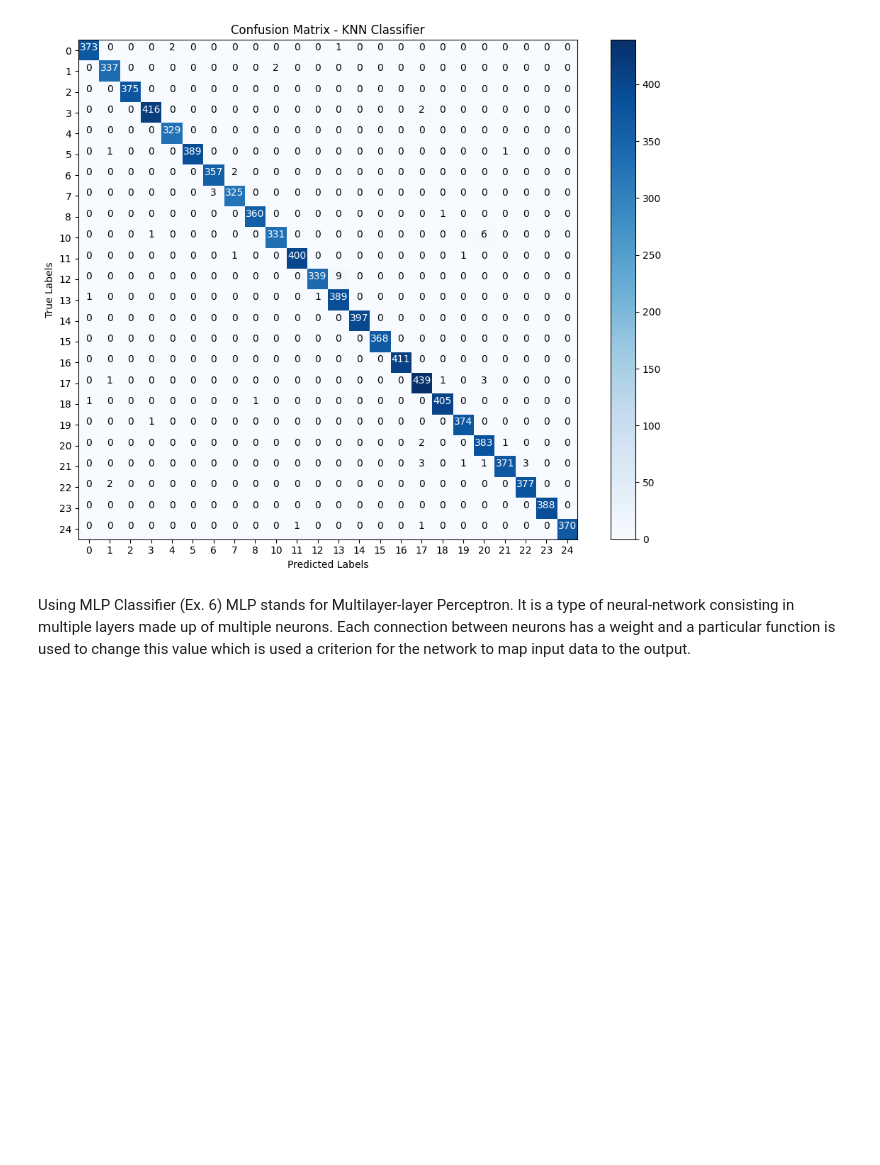
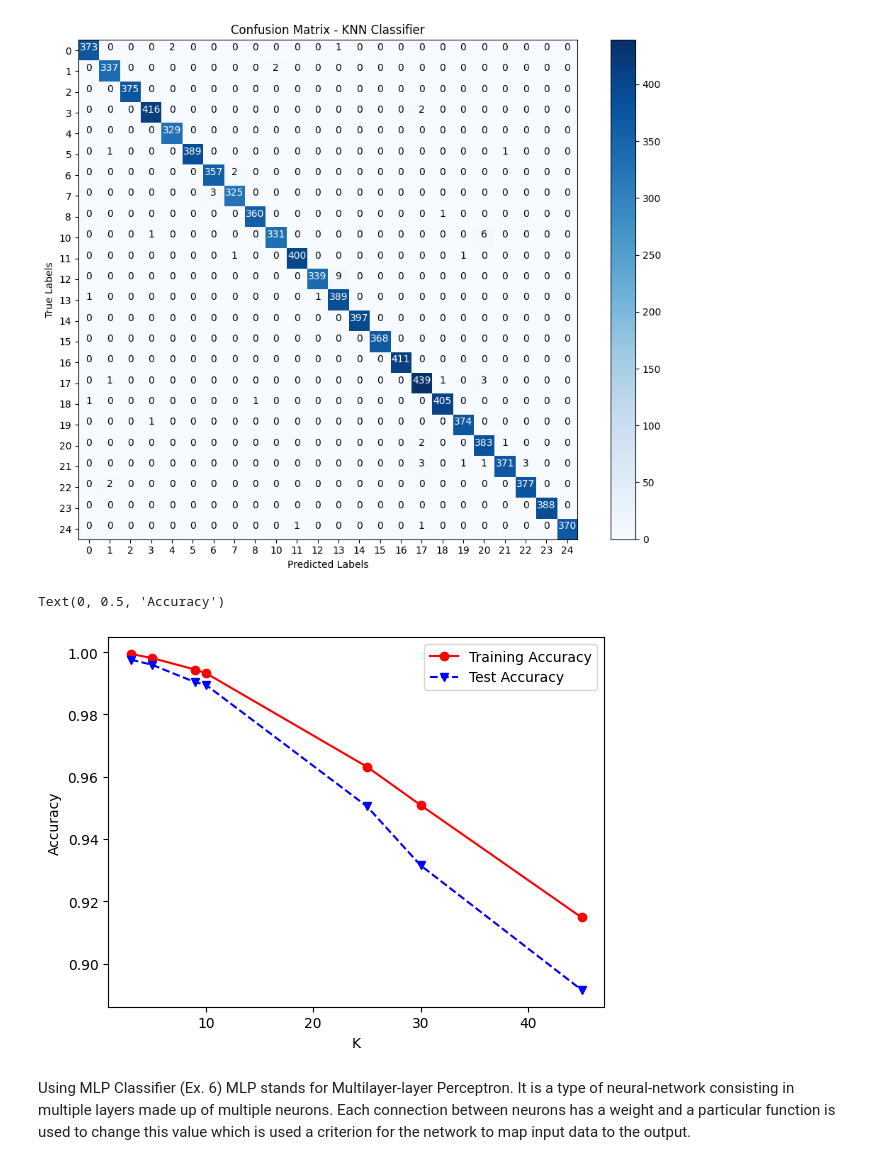
Before and after one commit to matteobonani/Sign_Language_MNIST, a Jupyter notebook: sign_mnist.ipynb, the cells around one changed output. Drawn from its saved outputs; the diff is of its cells as text; code cells hidden in the pictures; blank space fills up the shorter version.

```diff
--- a/sign_mnist.ipynb
+++ b/sign_mnist.ipynb
@@ -147,3 +162,39 @@ plt.show()
 # %% [output]
 KNN F1 score:99.3598940514292
 [figure]
+# %%
+
+
+# param_grid = {'n_neighbors': [3, 7 ,9 ,11]}
+
+# kf = StratifiedKFold(n_splits= 5)
+
+# knn_grid = GridSearchCV(KNN_model, param_grid, n_jobs=-1, cv=kf, verbose=4)
+# knn_grid.fit(X_train, y_train)
+# print(knn_grid.best_params_)
+# print(knn_grid.best_score_)
+
+# Hyperparameters
+
+n_neighbors_list = [ 3, 5, 9, 10, 25, 30, 45]
+
+trainAcc = np.zeros(len(n_neighbors_list))
+testAcc = np.zeros(len(n_neighbors_list))
+
+
+# plotting
+for index, k in enumerate(n_neighbors_list):
+    clf = KNeighborsClassifier(n_neighbors=k)
+    clf = clf.fit(X_train, y_train)
+    y_predTrain = clf.predict(X_train)
+    y_predTest = clf.predict(X_test)
+    trainAcc[index] = accuracy_score(y_train, y_predTrain)
+    testAcc[index] = accuracy_score(y_test, y_predTest)
+
+plt.plot(n_neighbors_list, trainAcc,'ro-', n_neighbors_list, testAcc, 'bv--')
+plt.legend(['Training Accuracy','Test Accuracy'])
+plt.xlabel('K')
+plt.ylabel('Accuracy')
+# %% [output]
+Text(0, 0.5, 'Accuracy')
+[figure, added]
```
Also changed, not shown: parts of 7 cells of this notebook.
